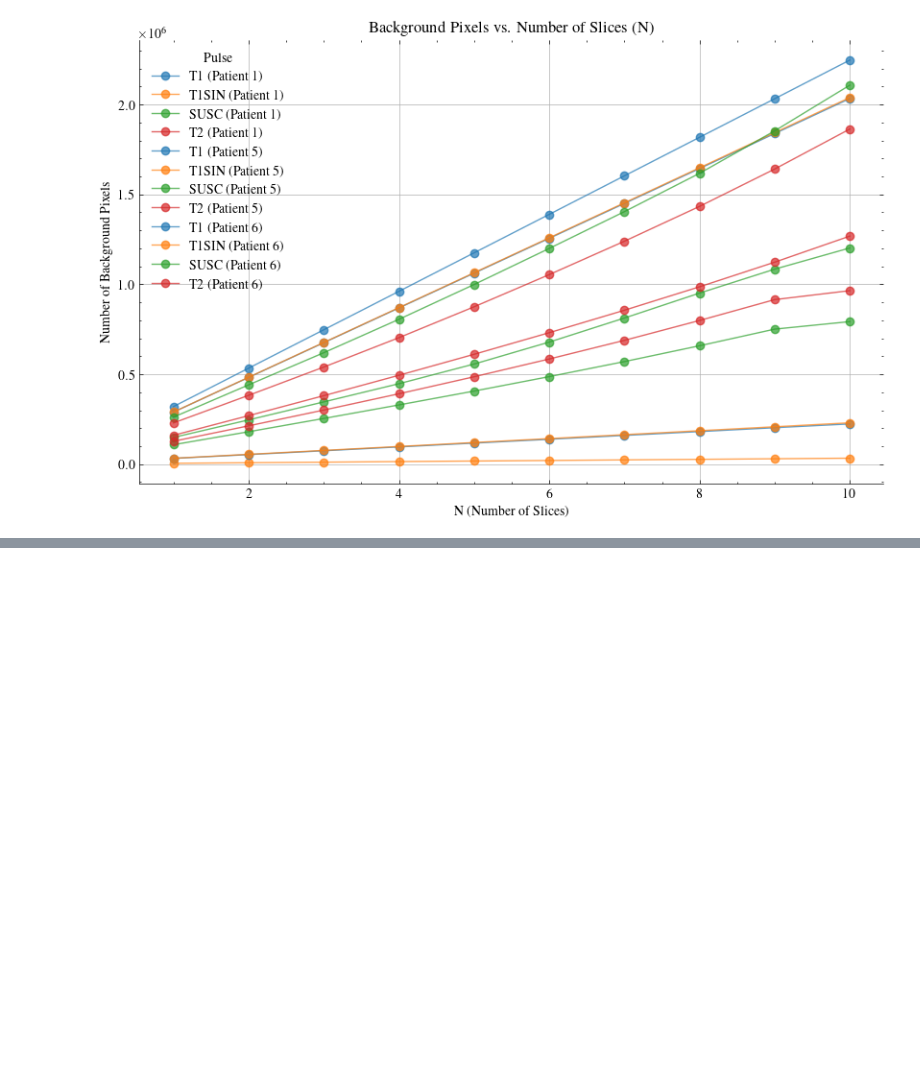
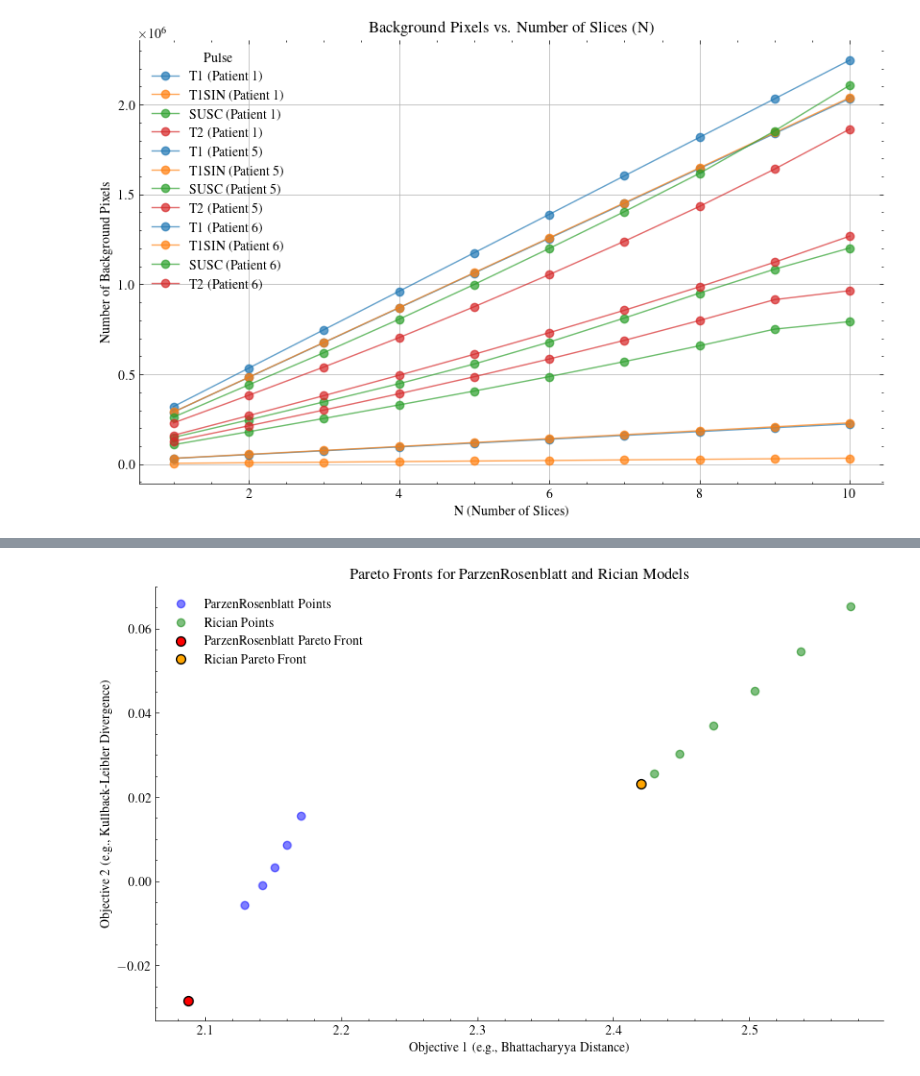
Before and after one commit to MarioPasc/Meningioma, a Jupyter notebook: jupyter/explore_metadata.ipynb, the cells around one changed output, grey strips where cells are left out. Drawn from its saved outputs; the diff is of its cells as text; code cells hidden in the pictures; blank space fills up the shorter version.

Commit message:
Visualization of used PDF functions to estimate the performance metrics

```diff
--- a/jupyter/explore_metadata.ipynb
+++ b/jupyter/explore_metadata.ipynb
@@ -677,0 +680,96 @@ Warning: Slice index 20 out of bounds for pulse T2 (Patient 5). Returning pixel
+# %%
+import pandas as pd
+import matplotlib.pyplot as plt
+import numpy as np
+import scienceplots
+plt.style.use(['science', 'ieee', 'std-colors'])
+plt.rcParams['font.size'] = 10
+plt.rcParams.update({'figure.dpi': '100'})
+plt.rcParams['axes.spines.top'] = False
+plt.rcParams['axes.spines.right'] = False
+# Sample Data (using the data you provided in CSV format for clarity)
+path = "/home/mariopasc/Python/Results/Meningioma/dataset_crafting/results.csv"
+
+df = pd.read_csv(path)
+df = df[df["Hyperparameter"] != 0.01]
+
+def keep_efficient(pts):
+    'returns Pareto efficient row subset of pts'
+    # sort points by decreasing sum of coordinates
+    pts = pts[pts.sum(1).argsort()[::-1]]
+    # initialize a boolean mask for undominated points
+    # to avoid creating copies each iteration
+    undominated = np.ones(pts.shape[0], dtype=bool)
+    for i in range(pts.shape[0]):
+        # process each point in turn
+        n = pts.shape[0]
+        if i >= n:
+            break
+        # find all points not dominated by i
+        # since points are sorted by coordinate sum
+        # i cannot dominate any points in 1,...,i-1
+        undominated[i+1:n] = (pts[i+1:] >= pts[i]).any(1)
+        # keep points undominated so far
+        pts = pts[undominated[:n]]
+    return pts
+
+T1 = df[df["Pulse"] == "T1"]
+
+points_rician = T1[T1["Model"] == "Rician"].iloc[:, [-1, -2]].values
+points_pr = T1[T1["Model"] == "ParzenRosenblatt"].iloc[:, [-1, -2]].values
+
+# Define the function to calculate the Pareto front, reused from previous example
+def pareto_front(data: np.ndarray) -> np.ndarray:
+    """
+    Identifies the Pareto front from a set of data points.
+
+    Parameters:
+    - data (np.ndarray): A 2D array where each row is a point with two objective values.
+
+    Returns:
+    - np.ndarray: A subset of `data` representing the Pareto front.
+    """
+    num_points = data.shape[0]
+    is_pareto = np.ones(num_points, dtype=bool)
+
+    for i in range(num_points):
+        for j in range(num_points):
+            if all(data[j] <= data[i]) and any(data[j] < data[i]):
+                is_pareto[i] = False
+                break
+
+    return data[is_pareto]
+
+# Calculate the Pareto fronts for both series
+pareto_points_pr = pareto_front(points_pr)
+pareto_points_rician = pareto_front(points_rician)
+
+# Plotting the points and their respective Pareto fronts
+plt.figure(figsize=(10, 6))
+ax = plt.subplot(111)
+
+# Plot all points for each series
+plt.scatter(points_pr[:, 0], points_pr[:, 1], label="ParzenRosenblatt Points", color="blue", alpha=0.5)
+plt.scatter(points_rician[:, 0], points_rician[:, 1], label="Rician Points", color="green", alpha=0.5)
+
+# Plot the Pareto fronts
+plt.scatter(pareto_points_pr[:, 0], pareto_points_pr[:, 1], label="ParzenRosenblatt Pareto Front", color="red", edgecolor="black", s=50)
+plt.scatter(pareto_points_rician[:, 0], pareto_points_rician[:, 1], label="Rician Pareto Front", color="orange", edgecolor="black", s=50)
+
+# Labeling and styling
+plt.xlabel("Objective 1 (e.g., Bhattacharyya Distance)")
+plt.ylabel("Objective 2 (e.g., Kullback-Leibler Divergence)")
+plt.title("Pareto Fronts for ParzenRosenblatt and Rician Models")
+plt.legend()
+
+ax.spines['right'].set_visible(False)
+ax.spines['top'].set_visible(False)
+ax.get_xaxis().tick_bottom()
+ax.get_yaxis().tick_left()
+plt.savefig("./pareto_front.png")
+plt.show()
+
+print(pareto_points_rician)
+df
+# %% [output]
+[figure, added]
```
Also changed, not shown: parts of 3 cells of this notebook, 4 other files.
